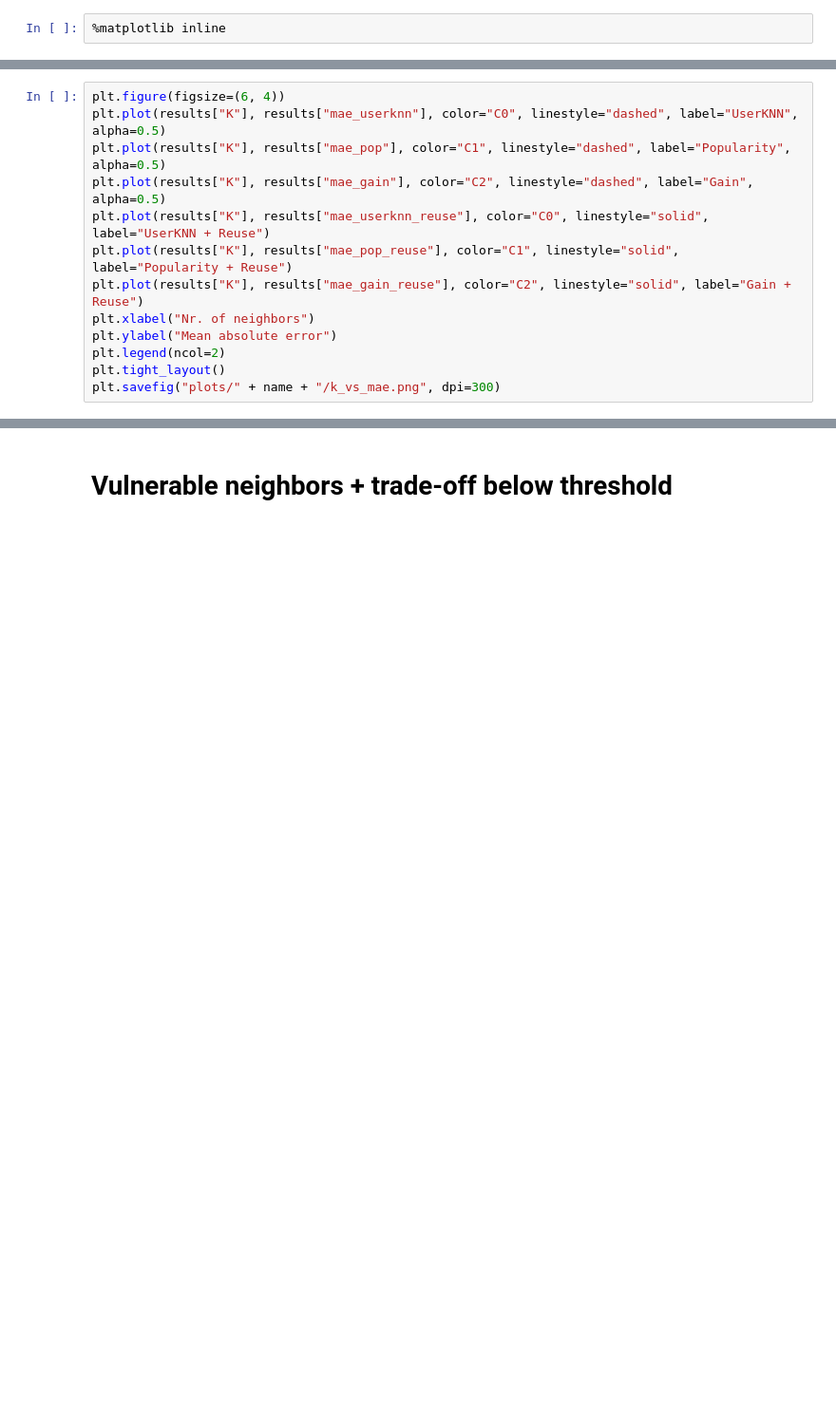
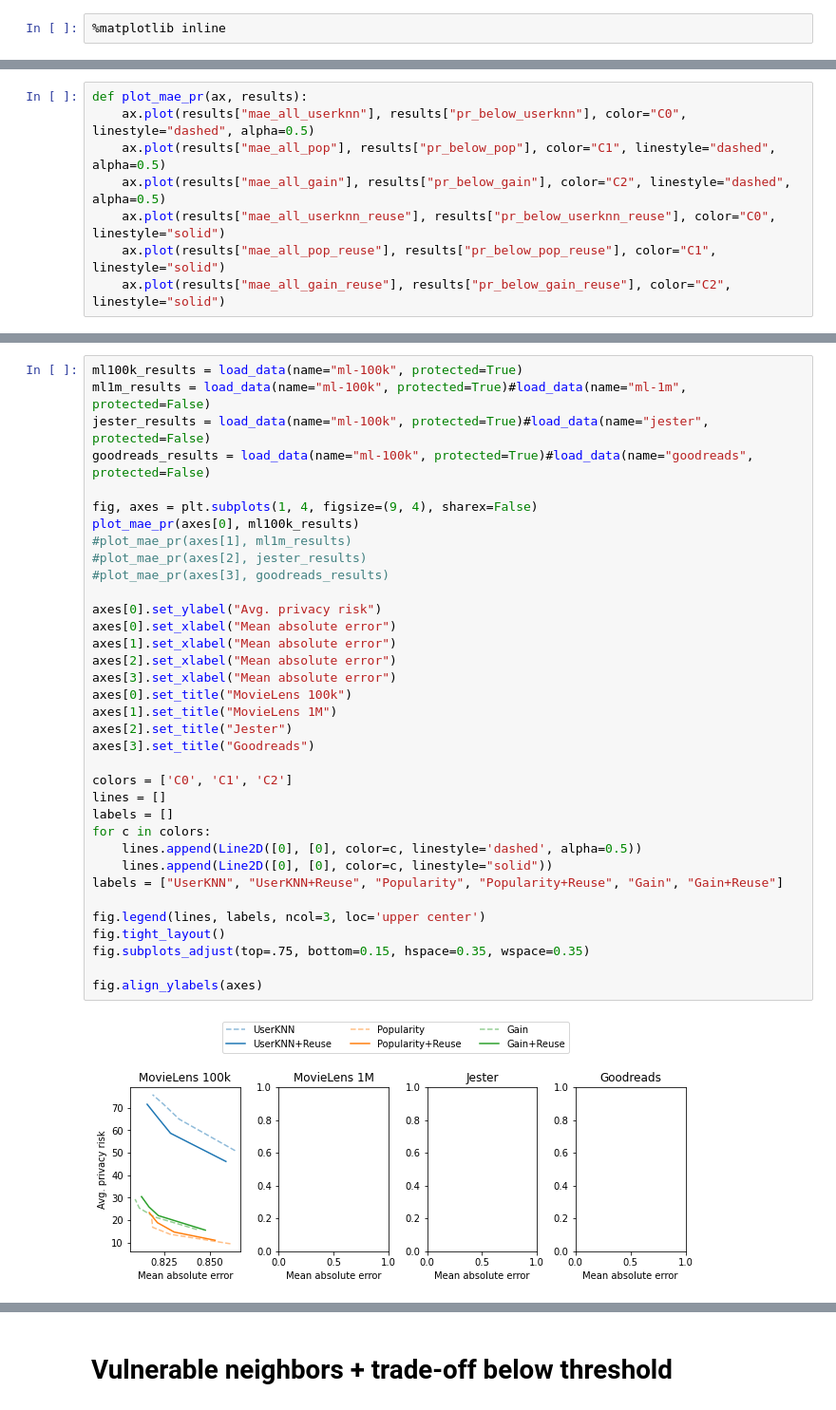
Before and after one commit to pmuellner/ReuseKNN, a Jupyter notebook: Visualization.ipynb, the cells around one changed output, grey strips where cells are left out. Shown at 95% size. Saved outputs shown, nothing was run; the diff lists cells and outputs as text; blank space fills up the shorter version.

```diff
--- a/Visualization.ipynb
+++ b/Visualization.ipynb
@@ -68,13 +257,8 @@ results = load_data(name)
 # %%
-plt.figure(figsize=(6, 4))
-plt.plot(results["K"], results["mae_userknn"], color="C0", linestyle="dashed", label="UserKNN", alpha=0.5)
-plt.plot(results["K"], results["mae_pop"], color="C1", linestyle="dashed", label="Popularity", alpha=0.5)
-plt.plot(results["K"], results["mae_gain"], color="C2", linestyle="dashed", label="Gain", alpha=0.5)
-plt.plot(results["K"], results["mae_userknn_reuse"], color="C0", linestyle="solid", label="UserKNN + Reuse")
-plt.plot(results["K"], results["mae_pop_reuse"], color="C1", linestyle="solid", label="Popularity + Reuse")
-plt.plot(results["K"], results["mae_gain_reuse"], color="C2", linestyle="solid", label="Gain + Reuse")
-plt.xlabel("Nr. of neighbors")
-plt.ylabel("Mean absolute error")
-plt.legend(ncol=2)
-plt.tight_layout()
-plt.savefig("plots/" + name + "/k_vs_mae.png", dpi=300)
+def plot_mae_pr(ax, results):
+    ax.plot(results["mae_all_userknn"], results["pr_below_userknn"], color="C0", linestyle="dashed", alpha=0.5)
+    ax.plot(results["mae_all_pop"], results["pr_below_pop"], color="C1", linestyle="dashed", alpha=0.5)
+    ax.plot(results["mae_all_gain"], results["pr_below_gain"], color="C2", linestyle="dashed", alpha=0.5)
+    ax.plot(results["mae_all_userknn_reuse"], results["pr_below_userknn_reuse"], color="C0", linestyle="solid")
+    ax.plot(results["mae_all_pop_reuse"], results["pr_below_pop_reuse"], color="C1", linestyle="solid")
+    ax.plot(results["mae_all_gain_reuse"], results["pr_below_gain_reuse"], color="C2", linestyle="solid")
@@ -99,0 +265,37 @@ plt.tight_layout()
+# %%
+ml100k_results = load_data(name="ml-100k", protected=True)
+ml1m_results = load_data(name="ml-100k", protected=True)#load_data(name="ml-1m", protected=False)
+jester_results = load_data(name="ml-100k", protected=True)#load_data(name="jester", protected=False)
+goodreads_results = load_data(name="ml-100k", protected=True)#load_data(name="goodreads", protected=False)
+
+fig, axes = plt.subplots(1, 4, figsize=(9, 4), sharex=False)
+plot_mae_pr(axes[0], ml100k_results)
+#plot_mae_pr(axes[1], ml1m_results)
+#plot_mae_pr(axes[2], jester_results)
+#plot_mae_pr(axes[3], goodreads_results)
+
+axes[0].set_ylabel("Avg. privacy risk")
+axes[0].set_xlabel("Mean absolute error")
+axes[1].set_xlabel("Mean absolute error")
+axes[2].set_xlabel("Mean absolute error")
+axes[3].set_xlabel("Mean absolute error")
+axes[0].set_title("MovieLens 100k")
+axes[1].set_title("MovieLens 1M")
+axes[2].set_title("Jester")
+axes[3].set_title("Goodreads")
+
+colors = ['C0', 'C1', 'C2']
+lines = []
+labels = []
+for c in colors:
+    lines.append(Line2D([0], [0], color=c, linestyle='dashed', alpha=0.5))
+    lines.append(Line2D([0], [0], color=c, linestyle="solid"))
+labels = ["UserKNN", "UserKNN+Reuse", "Popularity", "Popularity+Reuse", "Gain", "Gain+Reuse"]
+
+fig.legend(lines, labels, ncol=3, loc='upper center')
+fig.tight_layout()
+fig.subplots_adjust(top=.75, bottom=0.15, hspace=0.35, wspace=0.35)
+
+fig.align_ylabels(axes)
+# %% [output]
+[figure, added]
```
Also changed, not shown: parts of 25 cells of this notebook, 2 other files.
